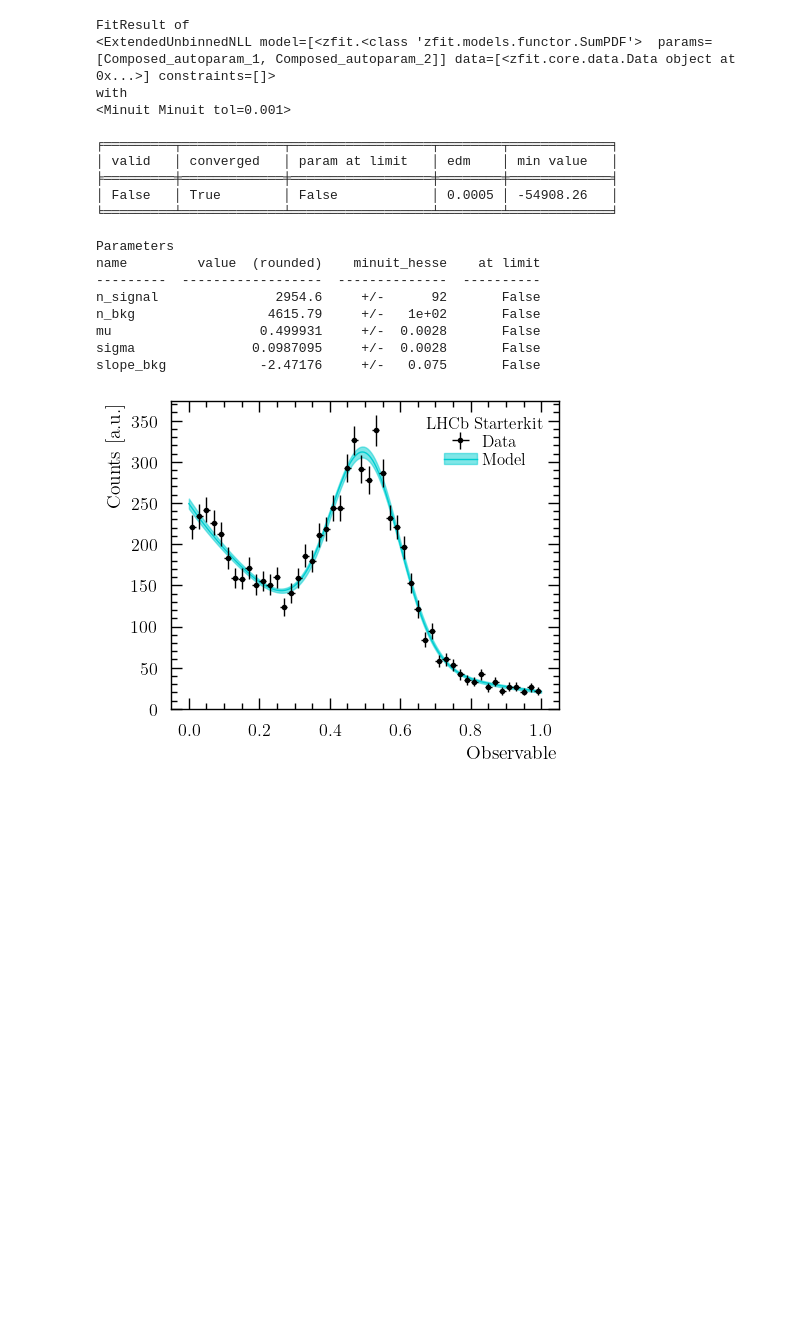
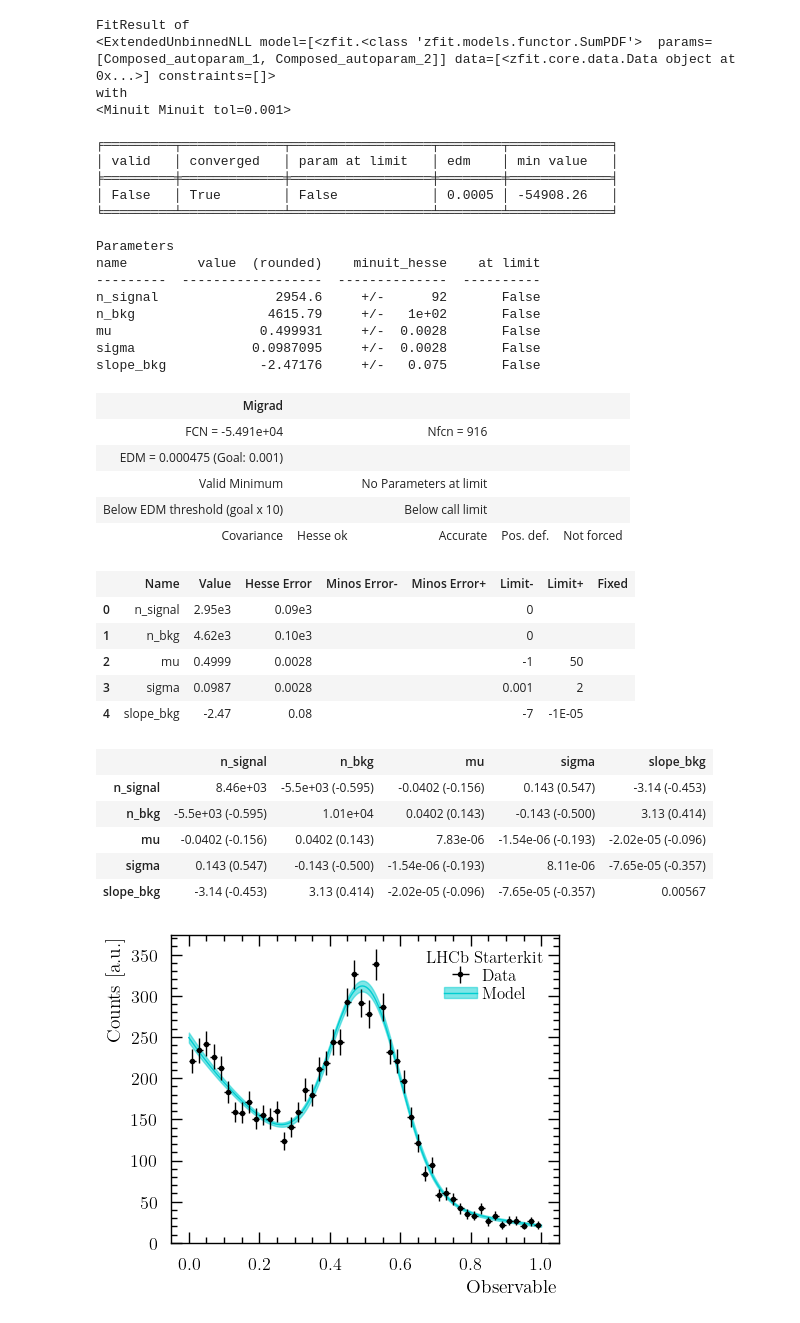
Before and after one commit to schmitse/lhcb-starterkit-2022, a Jupyter notebook: zfitFitFailure.ipynb, the cells around one changed output. Saved outputs shown, nothing was run; the diff lists cells and outputs as text; code cells hidden in the pictures; blank space fills up the shorter version.

```diff
--- a/zfitFitFailure.ipynb
+++ b/zfitFitFailure.ipynb
@@ -216,6 +216,27 @@ n_bkg                 4615.79     +/-   1e+02       False
 mu                   0.499931     +/-  0.0028       False
 sigma               0.0987095     +/-  0.0028       False
 slope_bkg            -2.47176     +/-   0.075       False
+# %%
+result.info['minuit']
+# %% [output]
+| Migrad |  |  |  |  |
+| FCN = -5.491e+04 |  | Nfcn = 916 |  |  |
+| EDM = 0.000475 (Goal: 0.001) |  |  |  |  |
+| Valid Minimum |  | No Parameters at limit |  |  |
+| Below EDM threshold (goal x 10) |  | Below call limit |  |  |
+| Covariance | Hesse ok | Accurate | Pos. def. | Not forced |
+|  | Name | Value | Hesse Error | Minos Error- | Minos Error+ | Limit- | Limit+ | Fixed |
+| 0 | n_signal | 2.95e3 | 0.09e3 |  |  | 0 |  |  |
+| 1 | n_bkg | 4.62e3 | 0.10e3 |  |  | 0 |  |  |
+| 2 | mu | 0.4999 | 0.0028 |  |  | -1 | 50 |  |
+| 3 | sigma | 0.0987 | 0.0028 |  |  | 0.001 | 2 |  |
+| 4 | slope_bkg | -2.47 | 0.08 |  |  | -7 | -1E-05 |  |
+|  | n_signal | n_bkg | mu | sigma | slope_bkg |
+| n_signal | 8.46e+03 | -5.5e+03 (-0.595) | -0.0402 (-0.156) | 0.143 (0.547) | -3.14 (-0.453) |
+| n_bkg | -5.5e+03 (-0.595) | 1.01e+04 | 0.0402 (0.143) | -0.143 (-0.500) | 3.13 (0.414) |
+| mu | -0.0402 (-0.156) | 0.0402 (0.143) | 7.83e-06 | -1.54e-06 (-0.193) | -2.02e-05 (-0.096) |
+| sigma | 0.143 (0.547) | -0.143 (-0.500) | -1.54e-06 (-0.193) | 8.11e-06 | -7.65e-05 (-0.357) |
+| slope_bkg | -3.14 (-0.453) | 3.13 (0.414) | -2.02e-05 (-0.096) | -7.65e-05 (-0.357) | 0.00567 |
 # %%
 def eval_zfit_model(model: zfit.pdf.BasePDF, basis:np.ndarray, pars: np.ndarray)->np.ndarray:
     """ brief helper to evaluate model for given parameters and basis """
```
Also changed, not shown: parts of 5 cells of this notebook, 1 other file.
